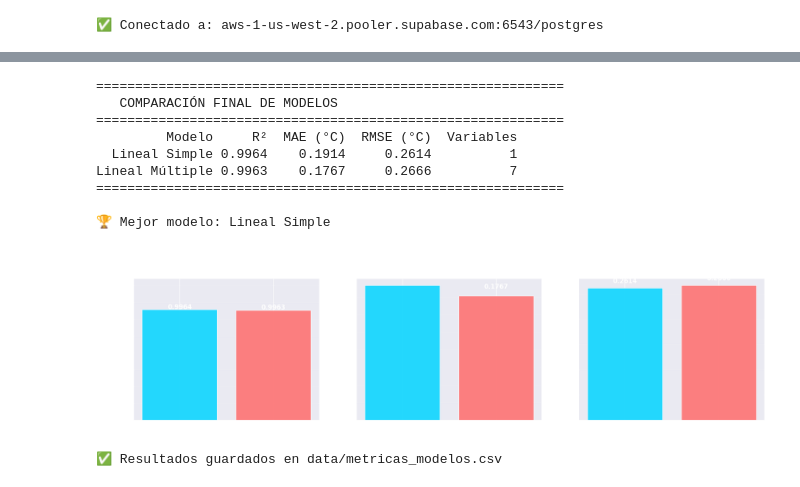
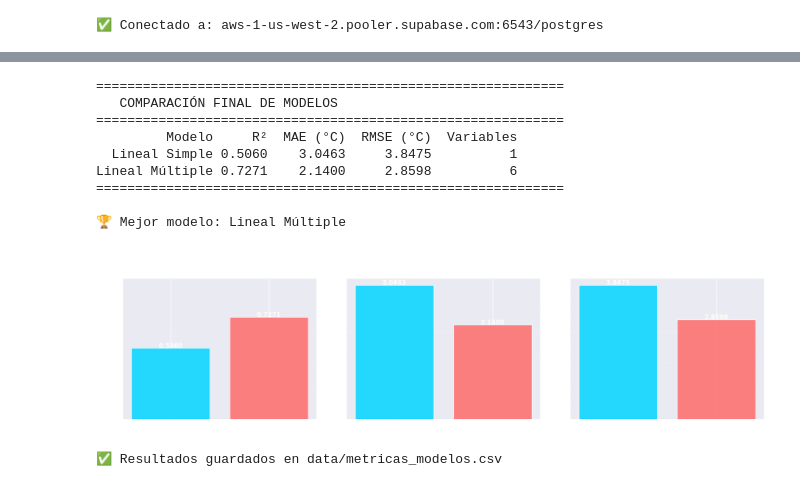
Before and after one commit to OscarLeon-60/Mineria_de_Datos_2026A, a Jupyter notebook: Corte_2/ETL-Proyecto-API/notebooks/regresion_lineal.ipynb, the cells around one changed output, grey strips where cells are left out. Drawn from its saved outputs; the diff is of its cells as text; code cells hidden in the pictures.

```diff
--- a/Corte_2/ETL-Proyecto-API/notebooks/regresion_lineal.ipynb
+++ b/Corte_2/ETL-Proyecto-API/notebooks/regresion_lineal.ipynb
@@ -132,19 +132,17 @@ df.drop_duplicates(subset=['ciudad', 'fecha_consulta'], inplace=True)
 print(f'🗑️  Duplicados eliminados: {antes - len(df)}')
 
 # Eliminar nulos en columnas clave
-cols_clave = ['temperatura', 'temp_max', 'temp_min', 'humedad',
-              'presion', 'velocidad_viento', 'nubosidad']
+cols_clave = ['humedad', 'temp_max', 'presion', 'velocidad_viento', 'nubosidad', 'latitud']
 df.dropna(subset=cols_clave, inplace=True)
 
-# Eliminar outliers con IQR
-Q1  = df['temperatura'].quantile(0.25)
-Q3  = df['temperatura'].quantile(0.75)
+# Eliminar outliers con IQR en humedad (variable predictora simple)
+Q1  = df['humedad'].quantile(0.25)
+Q3  = df['humedad'].quantile(0.75)
 IQR = Q3 - Q1
-df  = df[(df['temperatura'] >= Q1 - 3*IQR) & (df['temperatura'] <= Q3 + 3*IQR)]
+df  = df[(df['humedad'] >= Q1 - 3*IQR) & (df['humedad'] <= Q3 + 3*IQR)]
 
-# Feature engineering
-df['rango_termico'] = df['temp_max'] - df['temp_min']
-df['abs_lat']       = df['latitud'].abs()
+# Latitud absoluta (proxy geográfico)
+df['abs_lat'] = df['latitud'].abs()
 
 print(f'✅ Dataset limpio: {len(df):,} registros')
 print(f'🏙️  Ciudades: {df["ciudad"].nunique()}')
@@ -357,19 +277,17 @@ print(f"""
 # %%
 # ==============================
-# CELDA 8 Regresión Lineal Múltiple
+# CELDA 7 — Regresión Lineal Múltiple
 # ==============================
 FEATURES_MULTIPLE = [
-    'temperatura',
-    'sensacion_termica',
+    'presion',
     'humedad',
-    'presion',
     'velocidad_viento',
     'nubosidad',
-    'latitud',
+    'abs_lat',
+    'hora',
 ]
 
 df_model = df[FEATURES_MULTIPLE + [TARGET]].dropna()
-
 X = df_model[FEATURES_MULTIPLE].values
 y = df_model[TARGET].values
 
@@ -487,6 +401,6 @@ print('✅ Gráfica guardada')
 # %%
 # ==============================
-# CELDA 10 — Comparación y Resumen Final
+# CELDA 9 — Comparación y Resumen Final
 # ==============================
 resultados = pd.DataFrame({
     'Modelo':       ['Lineal Simple', 'Lineal Múltiple'],
@@ -513,7 +427,7 @@ fig.suptitle('Comparación de Modelos de Regresión', fontsize=14, fontweight='b
 axes[0].bar(resultados['Modelo'], resultados['R²'], color=[COLORS[0], COLORS[1]], alpha=0.85)
 axes[0].set_title('R² Score', color='white')
 axes[0].set_ylabel('R²', color='white')
-axes[0].set_ylim(0.98, 1.001)
+axes[0].set_ylim(0, 1)
 axes[0].tick_params(colors='white')
 axes[0].grid(True, alpha=0.2, axis='y')
 for i, v in enumerate(resultados['R²']):
@@ -524,35 +438,35 @@ axes[1].bar(resultados['Modelo'], resultados['MAE (°C)'], color=[COLORS[0], COL
 axes[1].set_title('MAE (°C)', color='white')
 axes[1].set_ylabel('Error (°C)', color='white')
 axes[1].tick_params(colors='white')
 axes[1].grid(True, alpha=0.2, axis='y')
 for i, v in enumerate(resultados['MAE (°C)']):
     axes[1].text(i, v + 0.01, f'{v:.4f}', ha='center', color='white', fontweight='bold')
 
 # RMSE
 axes[2].bar(resultados['Modelo'], resultados['RMSE (°C)'], color=[COLORS[0], COLORS[1]], alpha=0.85)
 axes[2].set_title('RMSE (°C)', color='white')
 axes[2].set_ylabel('Error (°C)', color='white')
 axes[2].tick_params(colors='white')
 axes[2].grid(True, alpha=0.2, axis='y')
 for i, v in enumerate(resultados['RMSE (°C)']):
     axes[2].text(i, v + 0.01, f'{v:.4f}', ha='center', color='white', fontweight='bold')
 
 plt.tight_layout()
 plt.savefig('../data/ml_comparacion_modelos.png', dpi=120, bbox_inches='tight', facecolor='#1a1a2e')
 plt.show()
 
 # Guardar resultados
 resultados.to_csv('../data/metricas_modelos.csv', index=False)
 print('\n✅ Resultados guardados en data/metricas_modelos.csv')
 # %% [output]
 ============================================================
    COMPARACIÓN FINAL DE MODELOS
 ============================================================
          Modelo     R²  MAE (°C)  RMSE (°C)  Variables
-  Lineal Simple 0.9964    0.1914     0.2614          1
-Lineal Múltiple 0.9963    0.1767     0.2666          7
+  Lineal Simple 0.5060    3.0463     3.8475          1
+Lineal Múltiple 0.7271    2.1400     2.8598          6
 ============================================================
 
-🏆 Mejor modelo: Lineal Simple
+🏆 Mejor modelo: Lineal Múltiple
-[figure, old version]
+[figure, new version]
 ✅ Resultados guardados en data/metricas_modelos.csv
```
Also changed, not shown: parts of 13 cells of this notebook, 5 other files.
